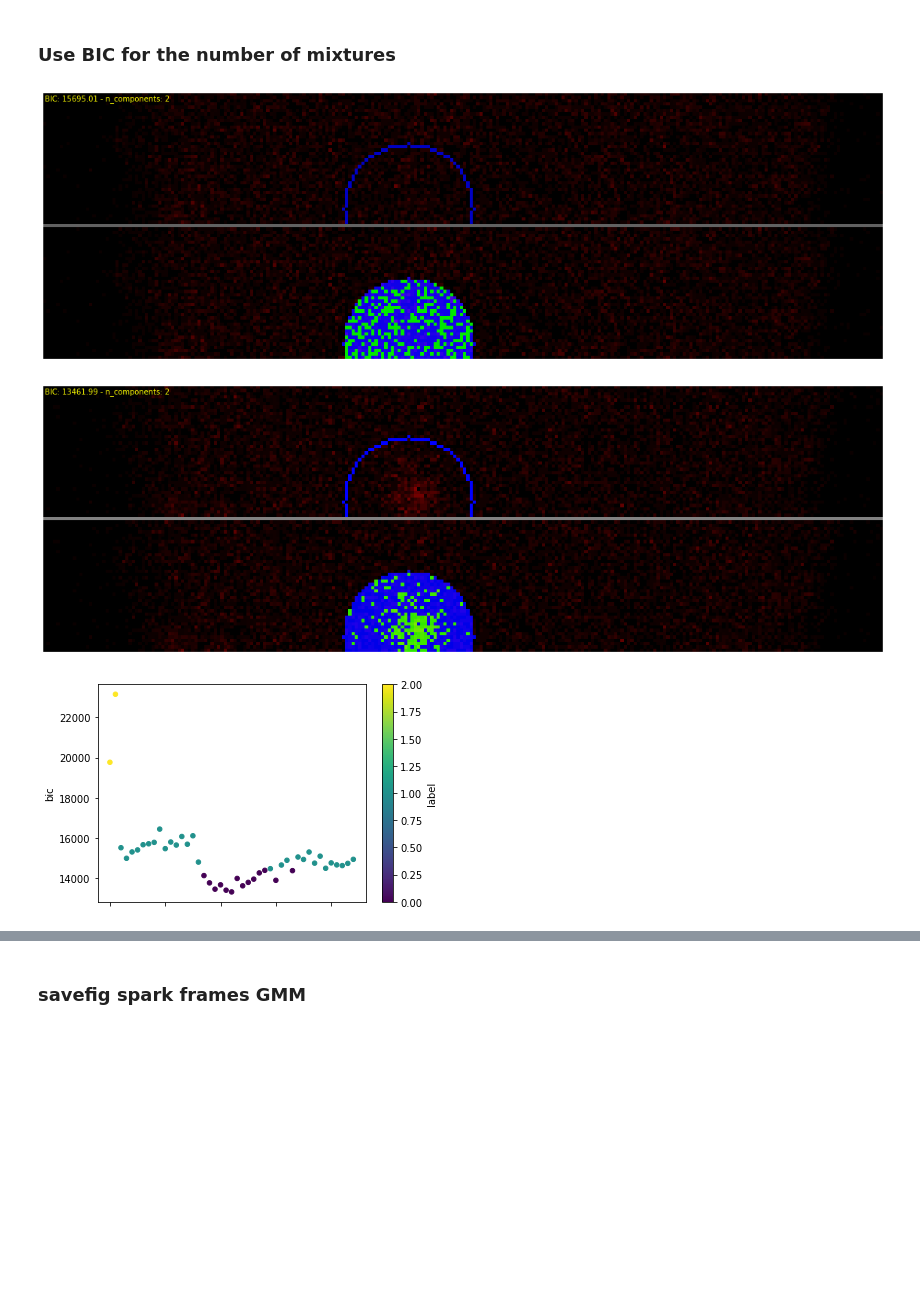
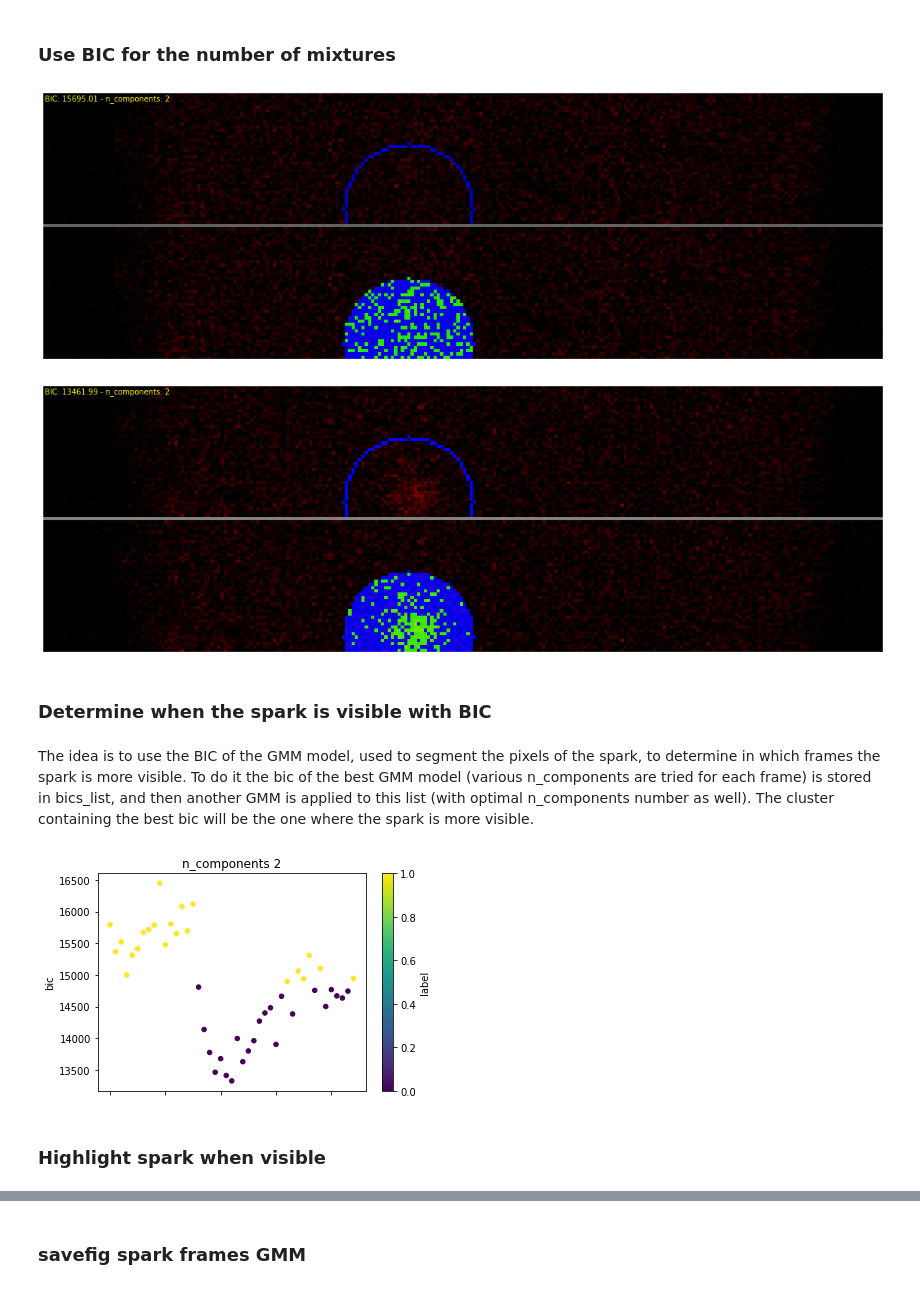
Before and after one commit to raulbenitez/DEEPCARDIO, a Jupyter notebook: sparks/exploreImageAndPlotSpark.ipynb, the cells around one changed output, grey strips where cells are left out. Cells and saved outputs as stored; diff of their text form; code cells hidden in the pictures; blank space fills up the shorter version.

Commit message:
highlight when visible spark

```diff
--- a/sparks/exploreImageAndPlotSpark.ipynb
+++ b/sparks/exploreImageAndPlotSpark.ipynb
@@ -337,17 +337,10 @@ for idx in [2003, 2008]:
 
     mask = get_mask(im.shape[0], im.shape[1], sparkLocation['x'], sparkLocation['y'], 20)
 
-    #calcula el BIC per trobar el número de gaussianes òptim
-    NMAX = 10
-    bic = []
+    nComp, bic = get_optimal_ncomponents_and_bic_gmm(im[mask].reshape(-1,1))
 
-    for kG in np.arange(1,NMAX+1):
-        gmm = mixture.GaussianMixture(n_components=kG).fit(im[mask].reshape(-1,1))
-        bic.append(gmm.bic(im[mask].reshape(-1,1))) #cada cop va afegint el bic amb kG+1, així ho tens tot en un vector i pots calcualr el mínim
-
-    idx_winner = np.argmin(np.abs(bic))
-    gmmCounts.append(idx_winner+1)
-    gmm = mixture.GaussianMixture(n_components=(idx_winner+1)).fit(im[mask].reshape(-1,3))
+    gmmCounts.append(nComp)
+    gmm = mixture.GaussianMixture(n_components=nComp).fit(im[mask].reshape(-1,3))
     lab = gmm.predict(im[mask].reshape(-1,3))
 
     maxRValue = im_[mask,2].max()
@@ -364,45 +357,42 @@ for idx in [2003, 2008]:
     plt.imshow(cv2.cvtColor(conc_im, cv2.COLOR_BGR2RGB))
     plt.axis('off')
     # plt.title(f"{idx}")
-    plt.text(0, 0, f"BIC: {round(min(np.abs(bic)),2)} - n_components: {', '.join(str(c) for c in gmmCounts)}", c='yellow', verticalalignment='top')
+    plt.text(0, 0, f"BIC: {round(bic,2)} - n_components: {', '.join(str(c) for c in gmmCounts)}", c='yellow', verticalalignment='top')
     # plt.savefig(f"_out/spark{idx}", bbox_inches = 'tight', pad_inches = 0)
     plt.show()
 # %% [output]
-[figure, old version]
+[figure, new version]
 [figure]
-# %%
-def get_optimal_ncomponents_and_bic_gmm(data):
-    #calcula el BIC per trobar el número de gaussianes òptim
-    NMAX = 10
-    bic = []
-    for kG in np.arange(1,NMAX+1):
-        gmm = mixture.GaussianMixture(n_components=kG).fit(data)
-        bic.append(gmm.bic(data)) #cada cop va afegint el bic amb kG+1, així ho tens tot en un vector i pots calcualr el mínim
-    return np.argmin(np.abs(bic))+1, min(np.abs(bic))
+# %% [markdown]
+### Determine when the spark is visible with BIC
+# %% [markdown]
+The idea is to use the BIC of the GMM model, used to segment the pixels of the spark, to determine in which frames the spark is more visible. To do it the bic of the best GMM model (various n_components are tried for each frame) is stored in bics_list, and then another GMM is applied to this list (with optimal n_components number as well). The cluster containing the best bic will be the one where the spark is more visible.
 # %%
-_, sparkS = next(sparksDF.loc[(sparksDF.loc[:, 'tIni']<=2003)&(sparksDF.loc[:, 'tFin']>=2003), :].iterrows())
+sparkS = sparksDF.loc[26, :]
 bics_list = []
 for idx in range(sparkS['tIni'], sparkS['tFin']):
     im = cv2.imread(get_image_path(idx))
     im_ = im.copy()
 
-    sparkLocations = get_spark_location(sparksDF, idx)
     gmmCounts = []
-    # only first one
-    i, sparkLocation = next(sparkLocations.iterrows())
 
-    mask = get_mask(im.shape[0], im.shape[1], sparkLocation['x'], sparkLocation['y'], 20)
-    nComp, bic = get_optimal_ncomponents_and_bic_gmm(im[mask].reshape(-1,1))
+    mask = get_mask(im.shape[0], im.shape[1], sparkS['x'], sparkS['y'], 20)
+    nComp, bic = get_optimal_ncomponents_and_bic_gmm(im[mask].reshape(-1,1), nmin=2)
 
     bics_list.append(round(bic,2))
 
 bics = np.array(bics_list).reshape(-1, 1)
 # k = KMeans(n_clusters=2).fit(bics)
-nComp, bic = get_optimal_ncomponents_and_bic_gmm(bics)
+nComp, bic = get_optimal_ncomponents_and_bic_gmm(bics, nmin=2)
+
 gmm = mixture.GaussianMixture(n_components=nComp).fit(bics)
-lab = gmm.predict(bics)
-df = pd.DataFrame([bics_list, lab], index=['bic', 'label']).T.reset_index()
+visibilityLabels = gmm.predict(bics)
+visLabel = visibilityLabels[np.argmin(bics)]
+df = pd.DataFrame([bics_list, visibilityLabels], index=['bic', 'label']).T.reset_index()
 df.plot.scatter(x='index', y='bic', c='label', cmap='viridis')
+plt.title(f"n_components {nComp}")
 plt.show()
 # %% [output]
-[figure, old version]
+[figure, new version]
+# %% [markdown]
+### Highlight spark when visible
```
Also changed, not shown: parts of 8 cells of this notebook, 2 other files.
